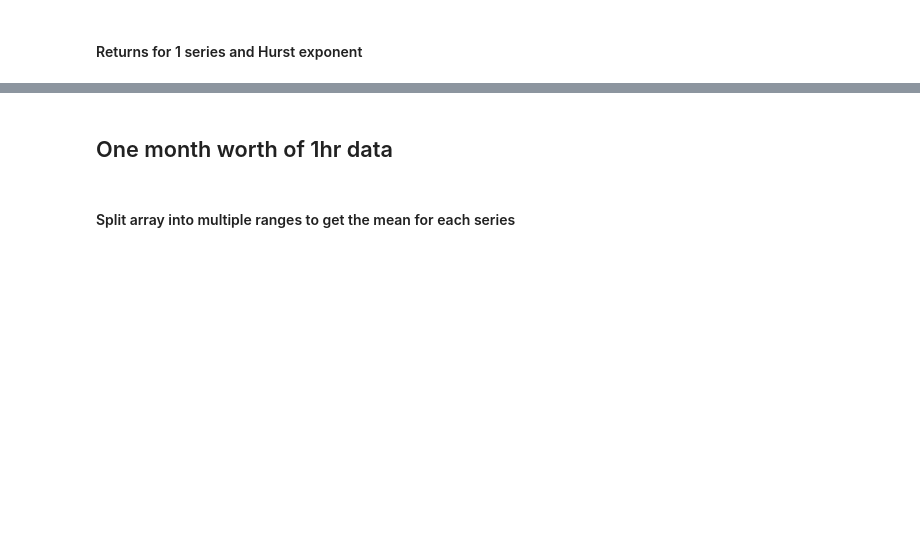
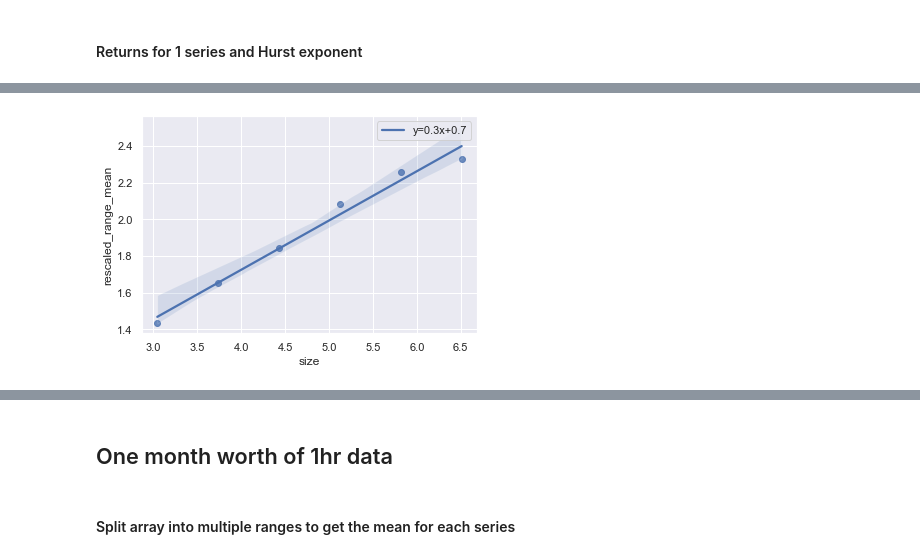
Before and after one commit to regression-gerry/hurst_capstone, a Jupyter notebook: notebooks/rescaled_range_analysis.ipynb, the cells around one changed output, grey strips where cells are left out. Drawn from its saved outputs; the diff is of its cells as text; code cells hidden in the pictures; blank space fills up the shorter version.

```diff
--- a/notebooks/rescaled_range_analysis.ipynb
+++ b/notebooks/rescaled_range_analysis.ipynb
@@ -18,0 +46,21 @@ array(['BINANCE_SPOT_BTC_USDT', 'BINANCE_SPOT_ETH_USDT',
+# %%
+# open pickle file and read which ticker from which start - end date
+def df_select(path: str, ticker: str, start_date: str, data_point_num: int) -> pd.DataFrame:
+    data = pd.read_pickle(path)
+    data = data.loc[data['ticker'] == ticker]
+    data = data.reset_index(drop=True)
+    data['ret'] = data['price_close'].pct_change()
+    data.iloc[:, :4] = data.iloc[:, :4].apply(pd.to_datetime, utc=True, errors='coerce')
+    data = data.loc[data['time_period_start'] >= start_date]
+    if data_point_num is not None:
+        data = data.head(data_point_num)
+    return data[['time_period_start', 'price_close', 'ret']]
+# %%
+ethusdt = df_select(
+    path='overall.pkl',
+    ticker='BINANCE_SPOT_MATIC_USDT',
+    start_date='2020-11-01',
+    data_point_num=int(672)
+)
+# %%
+test = rescaled_range(ethusdt, ranges=[1,2,4,8,16,32])
@@ -18,0 +121,18 @@ array(['BINANCE_SPOT_BTC_USDT', 'BINANCE_SPOT_ETH_USDT',
+# %%
+# plotting function
+def hurst_plot(df):
+    # get coeffs of linear fit
+    slope, intercept, r_value, p_value, std_err = stats.linregress(df['size'],df['rescaled_range_mean'])
+
+    # use line_kws to set line label for legend
+    ax = sns.regplot(x="size", y="rescaled_range_mean", data=df, color='b',
+    line_kws={'label':"y={0:.1f}x+{1:.1f}".format(slope,intercept)})
+
+    # plot legend
+    ax.legend()
+
+    plt.show()
+# %%
+hurst_plot(test[1])
+# %% [output]
+[figure, added]
```
Also changed, not shown: parts of 10 cells of this notebook.
